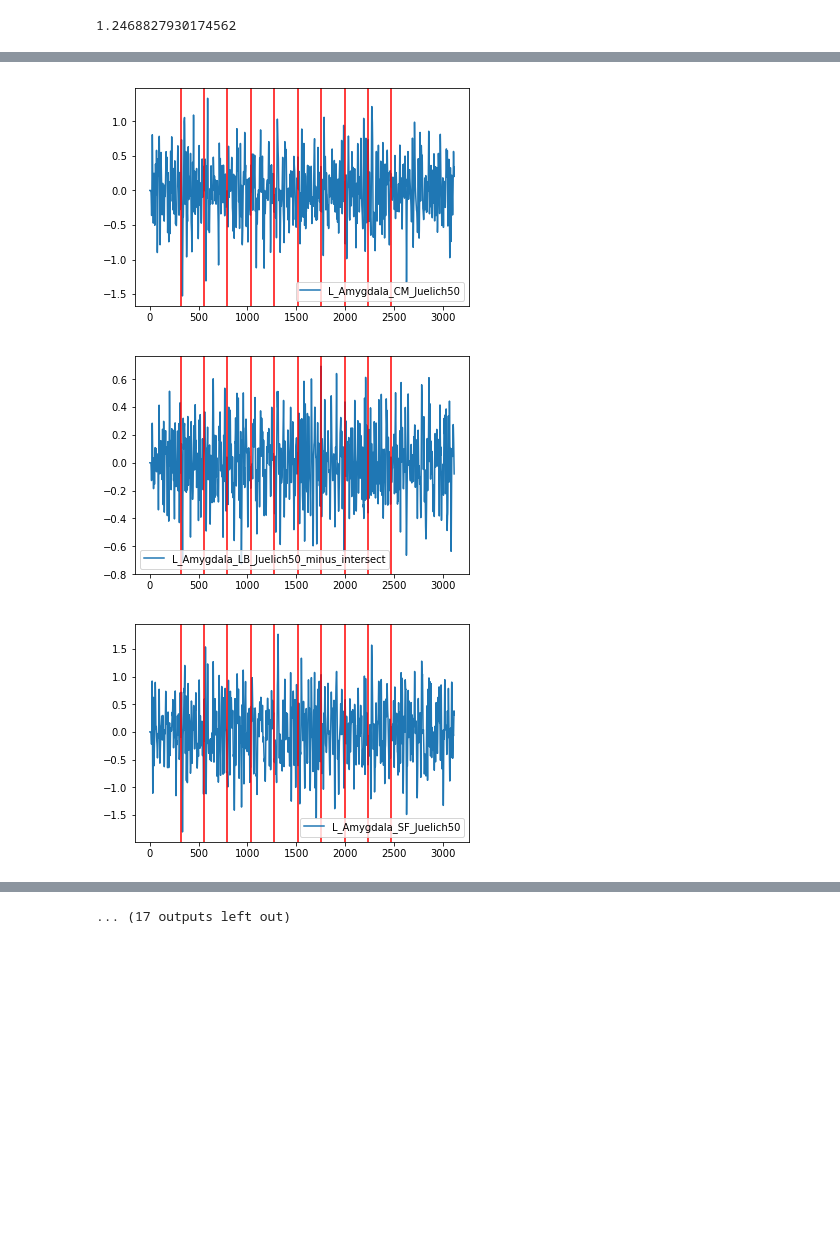
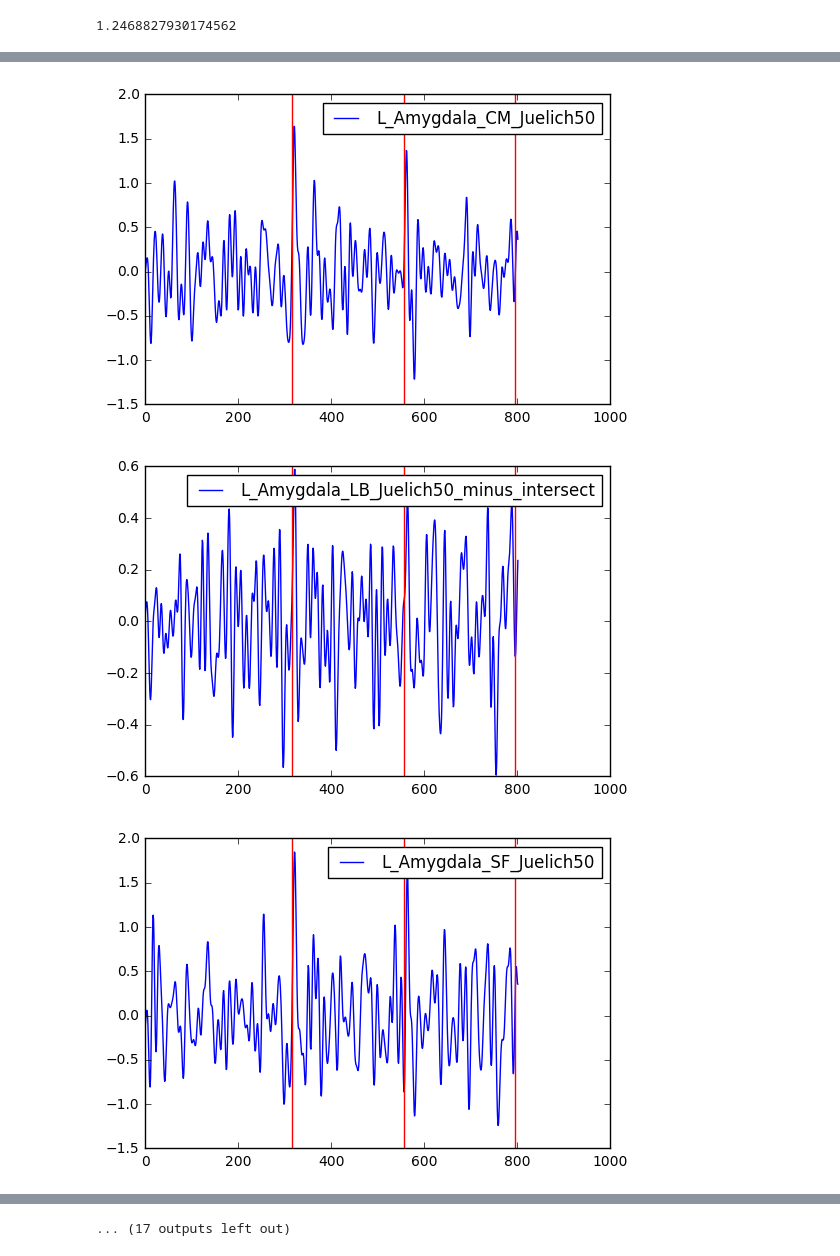
Before and after one commit to hstrey/nicotine-paper, a Jupyter notebook: fMRI time series analysis NIC12 filtered.ipynb, the cells around one changed output, grey strips where cells are left out. Cells and saved outputs as stored; diff of their text form; code cells hidden in the pictures; blank space fills up the shorter version.

```diff
--- a/fMRI time series analysis NIC12 filtered.ipynb
+++ b/fMRI time series analysis NIC12 filtered.ipynb
@@ -53,9 +55,9 @@ def butter_bandpass(lowcut,highcut,fs,order=8):
     b,a = butter(order, [low, high], btype='band')
     return b,a
 
-def butter_bandpass_filter(data,lowcut,highcut,fs,order=8):
+def butter_bandpass_filter(data,lowcut,highcut,fs,order=5):
     b,a = butter_bandpass(lowcut,highcut,fs,order=order)
-    return lfilter(b,a,data)
+    return filtfilt(b,a,data)
 
 sampling_freq = 1/0.802
 print(sampling_freq)
@@ -63,12 +65,19 @@ print(sampling_freq)
 1.2468827930174562
 # %%
 t = np.linspace(0,3889*.802,3890)
+data_filtered = None
 puffs=np.arange(316,2500,240)
+
 for trace,name in zip(data,roinames):
-    trace_filtered = butter_bandpass_filter(trace,0.01,0.1,sampling_freq,order=7)
+    trace_filtered = butter_bandpass_filter(trace,0.01,0.1,sampling_freq,order=5)
     plt.figure()
-    plt.plot(t,trace_filtered,label=name[0])
+    plt.plot(t[:1000],trace_filtered[:1000],label=name[0])
+    plt.xlim((0,1000))
     for p in puffs:
         plt.axvline(x=p,color="r")
     plt.legend()
+    if data_filtered is None:
+        data_filtered = trace_filtered
+    else:
+        data_filtered = np.vstack((data_filtered,trace_filtered))
 # %% [output]
@@ -78,3 +87,3 @@ for trace,name in zip(data,roinames):
-[figure, old version]
+[figure, new version]
-[figure, old version]
+[figure, new version]
-[figure, old version]
+[figure, new version]
```
Also changed, not shown: parts of 11 cells of this notebook, 13 other files.
